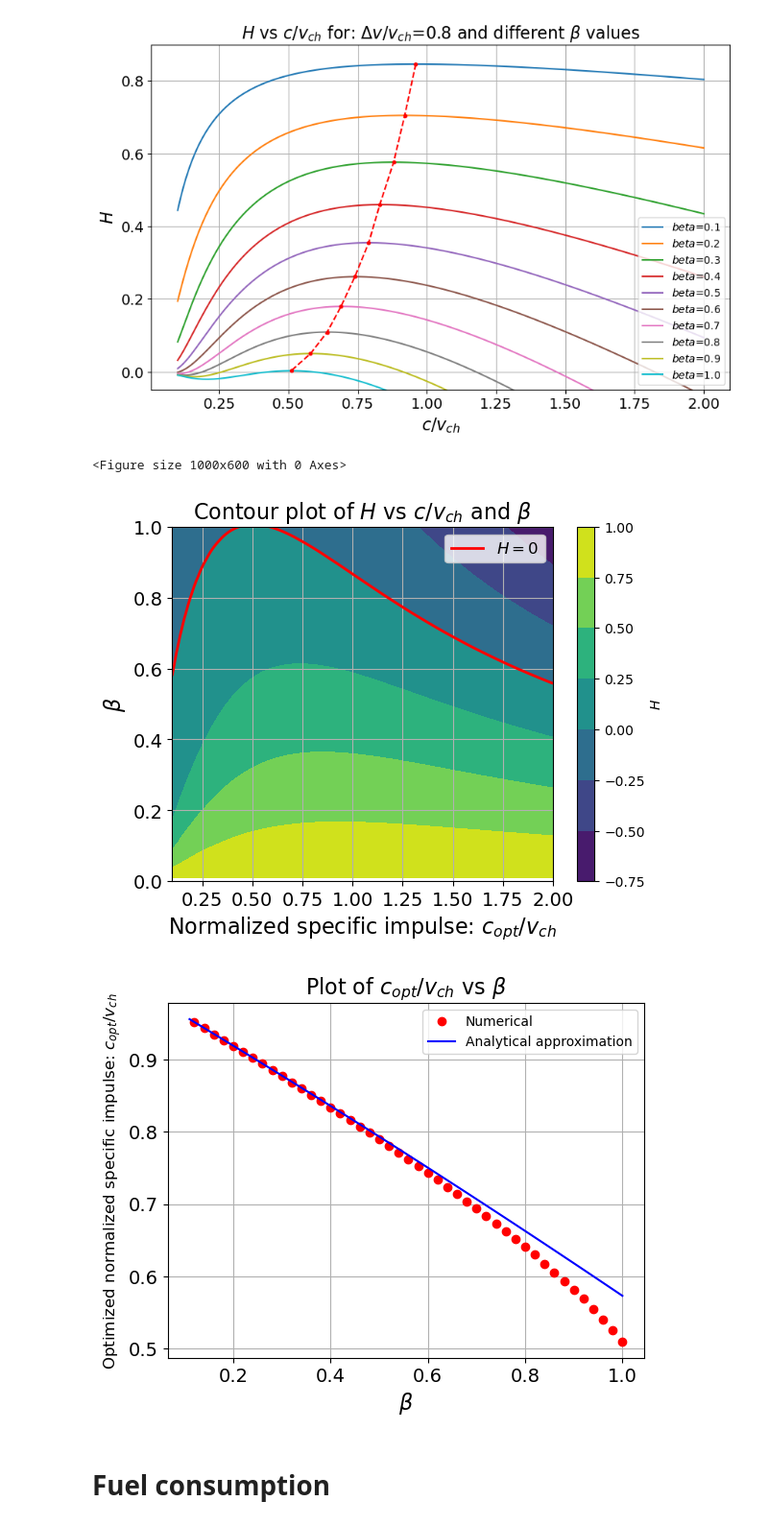
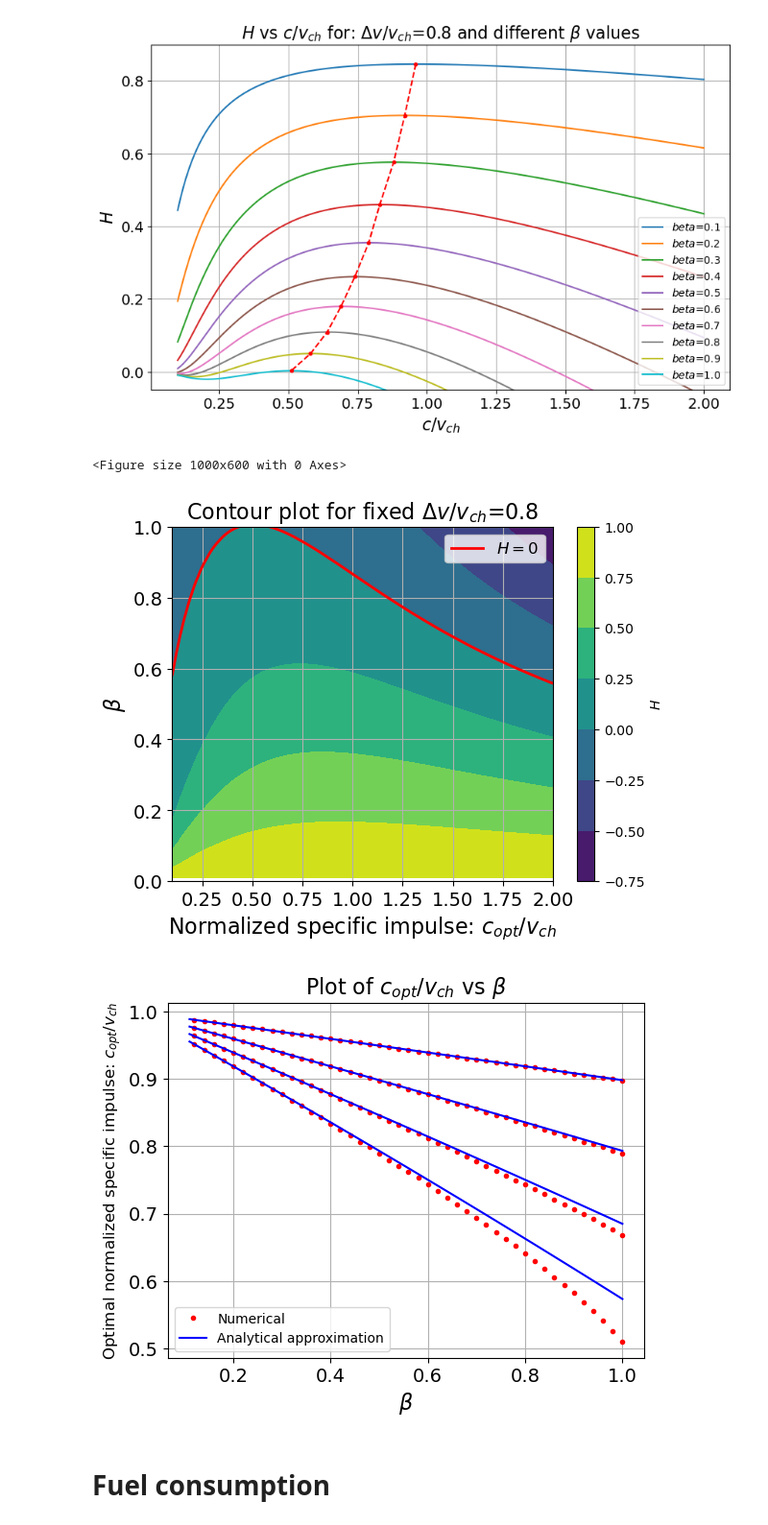
Before and after one commit to Rafid-Ben/Propulsion_optimization, a Jupyter notebook: objective_function.ipynb, the cells around one changed output. Shown: that part at 96% size. Drawn from its saved outputs; the diff is of its cells as text; code cells hidden in the pictures.

```diff
--- a/objective_function.ipynb
+++ b/objective_function.ipynb
@@ -74,14 +74,17 @@ beta_vec=np.array([.1,.2,.3,.4,.5,.6,.7,.8,.9,1])
 
 fig=plt.figure(figsize=(10,6))
 
-
+r1_closest_to_zero = {}
 for beta in beta_vec:
     max_H=[]
     for r1 in r1_vec:
         H=obj_func(r1,r2_vec,beta)
         max_H.append(np.max(H))
+    # Find the r1 value where H is closest to 0
+    closest_index = np.argmin(np.abs(max_H))
+    r1_closest_to_zero[beta] = r1_vec[closest_index]
+
     plt.plot(r1_vec,max_H,label=f"beta={beta}")
-
 
 
 
@@ -156,7 +199,7 @@ ax.legend(handles=[legend_line], loc='upper right', fontsize=12)
 
 plt.xlabel('Normalized specific impulse: $c_{opt}/v_{ch}$',fontsize=16)
 plt.ylabel(r'$\beta$',fontsize=16)
-plt.title(r'Contour plot of $H$ vs $c/v_{ch}$ and $\beta$',fontsize=16)
+plt.title(r'Contour plot for fixed $\Delta v /v_{ch}$=0.8',fontsize=16)
 plt.grid(True)
 plt.xticks(fontsize=14)
 plt.yticks(fontsize=14)
@@ -167,42 +210,49 @@ plt.savefig("figures/HvsC_contour.png",bbox_inches='tight')
 plt.show()
 # %% [output]
 <Figure size 1000x600 with 0 Axes>
-[figure, old version]
+[figure, new version]
 # %%
 def approx_r2_opt(r1,beta):
     r2_opt_approx=1-0.5*(beta*r1) - (1/24)*(beta*r1)**2
     return r2_opt_approx
 # %%
-r1=0.8
+r1_vec=np.array([.2,.4,.6,.8])
 r2_vec=np.arange(0.1,2.01,0.001)
 beta_vec=np.arange(1,.1,-0.01)
-max_H=[]
-opt_r2=[]
-r2_opt_approx=[]
 
-for beta in beta_vec:
-    H=obj_func(r1,r2_vec,beta)
-    max_H.append(np.max(H))
-    opt_r2.append(r2_vec[np.argmax(H)])
-    r2_opt_approx.append(approx_r2_opt(r1,beta))
+fig=plt.figure()
+for r1 in r1_vec:
+    max_H=[]
+    opt_r2=[]
+    r2_opt_approx=[]
+
+    for beta in beta_vec:
+        H=obj_func(r1,r2_vec,beta)
+        max_H.append(np.max(H))
+        opt_r2.append(r2_vec[np.argmax(H)])
+        r2_opt_approx.append(approx_r2_opt(r1,beta))
+
+    plt.plot(beta_vec[::2],opt_r2[::2],".r")
+    plt.plot(beta_vec,r2_opt_approx,"b")
 
 
 
-fig=plt.figure()
-plt.plot(beta_vec[::2],opt_r2[::2],"or",label=r"Numerical")
-plt.plot(beta_vec,r2_opt_approx,"b",label=r"Analytical approximation")
+
+# Add legends outside the loop
+plt.plot([], [], ".r", label="Numerical")
+plt.plot([], [], "b", label="Analytical approximation")
 
 plt.xlabel(r'$\beta$',fontsize=16)
-plt.ylabel('Optimized normalized specific impulse: $c_{opt}/v_{ch}$',fontsize=12)
+plt.ylabel('Optimal normalized specific impulse: $c_{opt}/v_{ch}$',fontsize=12)
 plt.title(r'Plot of $c_{opt}/v_{ch}$ vs $\beta$',fontsize=16)
-plt.legend(loc="upper right")
+plt.legend(loc="lower left")
 
 plt.grid(True)
 plt.xticks(fontsize=14)
 plt.yticks(fontsize=14)
 plt.savefig("figures/copt_approx.png",bbox_inches='tight')
 # %% [output]
-[figure, old version]
+[figure, new version]
 # %% [markdown]
 # Fuel consumption
 # %%
```
Also changed, not shown: parts of 6 cells of this notebook, 2 other files.
